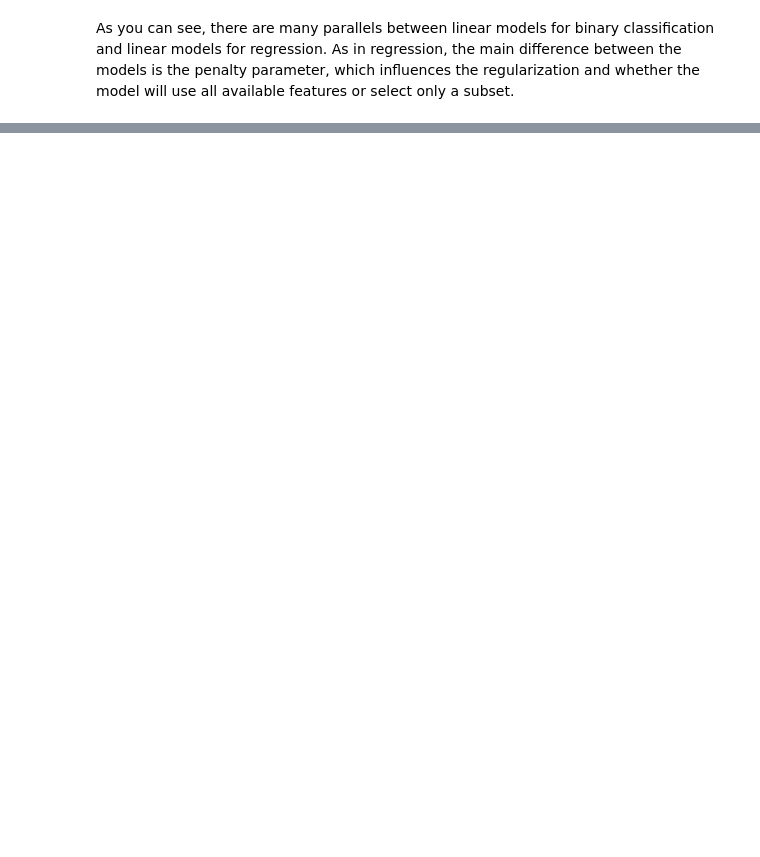
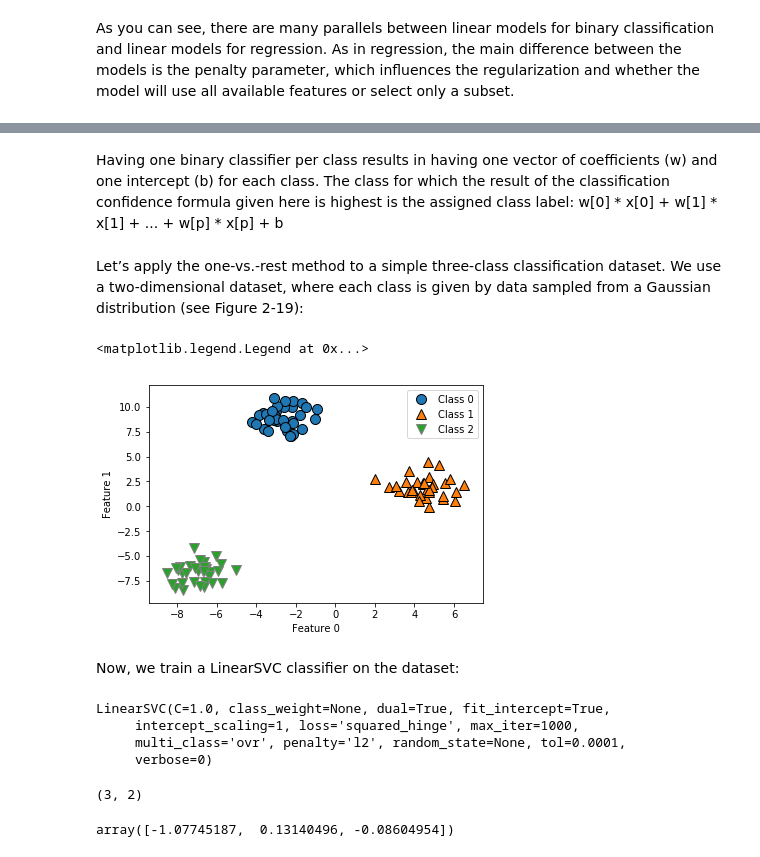
Before and after one commit to karmari116/andreas_muller_intro_to_machine_learning_with_python, a Jupyter notebook: ch_2_supervised_learning.ipynb, the cells around one changed output, grey strips where cells are left out. Drawn from its saved outputs; the diff is of its cells as text; code cells hidden in the pictures; blank space fills up the shorter version.

```diff
--- a/ch_2_supervised_learning.ipynb
+++ b/ch_2_supervised_learning.ipynb
@@ -1107,0 +1122,38 @@ whether the model will use all available features or select only a subset.
+# %% [markdown]
+Having one binary classifier per class results in having one vector of coefficients (w)
+and one intercept (b) for each class. The class for which the result of the classification
+confidence formula given here is highest is the assigned class label:
+w[0] * x[0] + w[1] * x[1] + ... + w[p] * x[p] + b
+# %% [markdown]
+Let’s apply the one-vs.-rest method to a simple three-class classification dataset. We
+use a two-dimensional dataset, where each class is given by data sampled from a
+Gaussian distribution (see Figure 2-19):
+# %%
+from sklearn.datasets import make_blobs
+
+X, y = make_blobs(random_state=42)
+mglearn.discrete_scatter(X[:, 0], X[:, 1], y)
+plt.xlabel("Feature 0")
+plt.ylabel("Feature 1")
+plt.legend(["Class 0", "Class 1", "Class 2"])
+# %% [output]
+<matplotlib.legend.Legend at 0x...>
+[figure, added]
+# %% [markdown]
+Now, we train a LinearSVC classifier on the dataset:
+# %%
+linear_svc = LinearSVC()
+linear_svc.fit(X, y)
+# %% [output]
+LinearSVC(C=1.0, class_weight=None, dual=True, fit_intercept=True,
+     intercept_scaling=1, loss='squared_hinge', max_iter=1000,
+     multi_class='ovr', penalty='l2', random_state=None, tol=0.0001,
+     verbose=0)
+# %%
+linear_svc.coef_.shape
+# %% [output]
+(3, 2)
+# %%
+linear_svc.intercept_
+# %% [output]
+array([-1.07745187,  0.13140496, -0.08604954])
```
Also changed, not shown: parts of 158 cells of this notebook, 9 other files.
